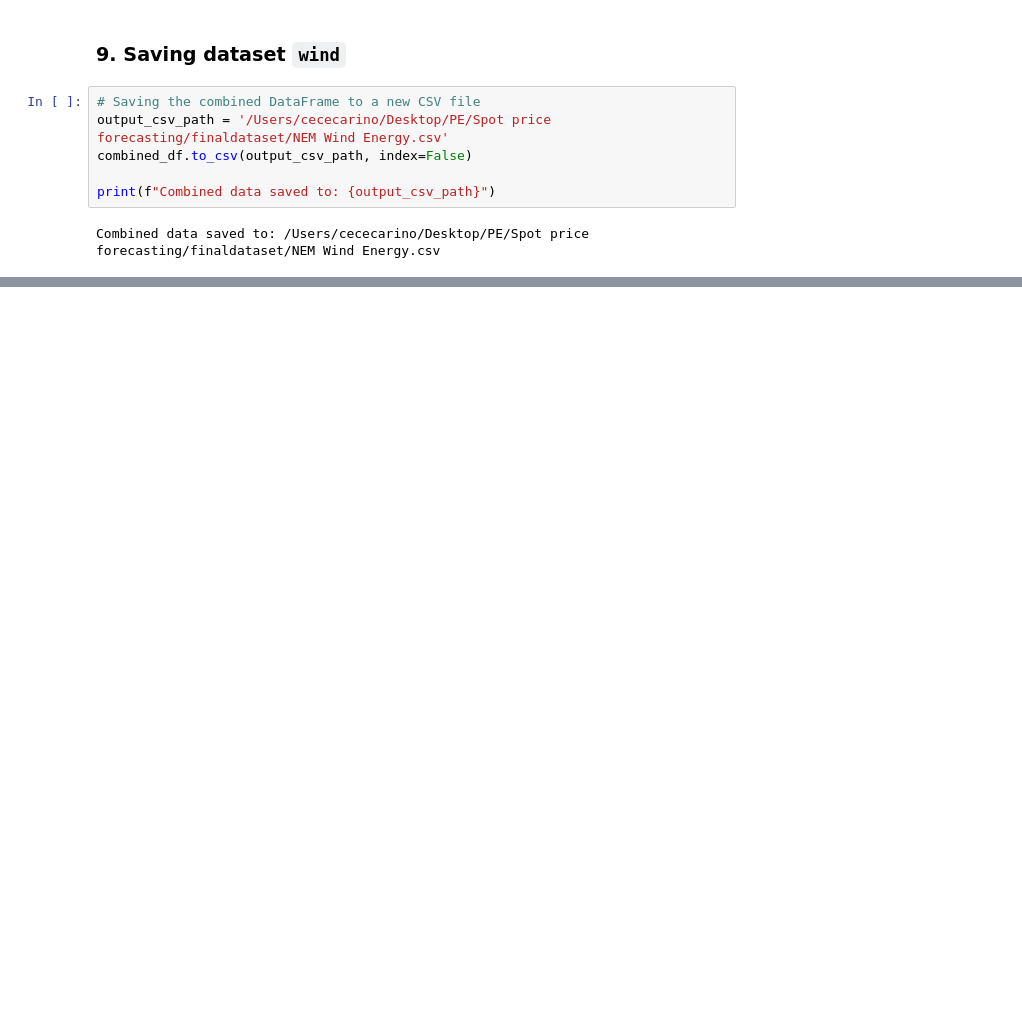
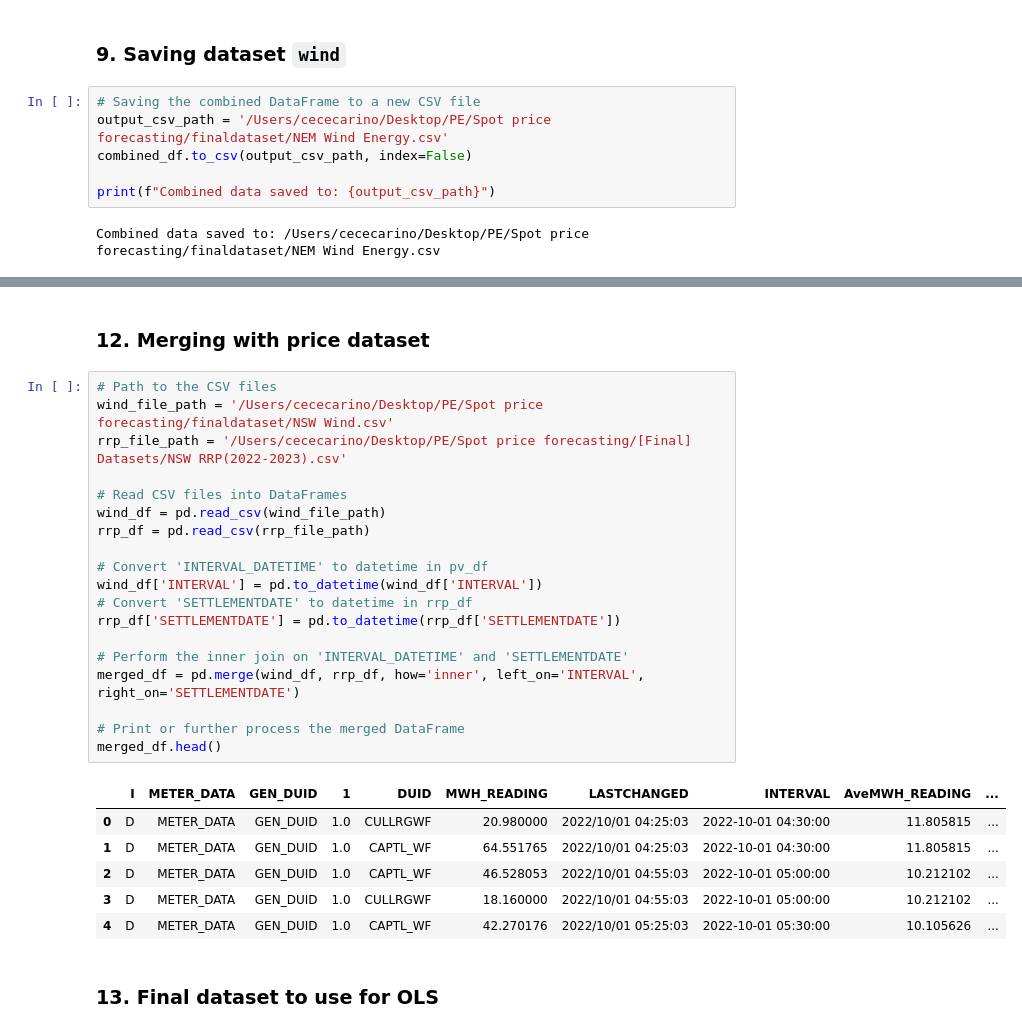
Before and after one commit to heycece/nemforecasting, a Jupyter notebook: BeautifulSoup Webscraper - wind data.ipynb, the cells around one changed output, grey strips where cells are left out. Cells and saved outputs as stored; diff of their text form; blank space fills up the shorter version.

```diff
--- a/BeautifulSoup Webscraper - wind data.ipynb
+++ b/BeautifulSoup Webscraper - wind data.ipynb
@@ -654,0 +669,30 @@ Combined data saved to: /Users/cececarino/Desktop/PE/Spot price forecasting/[Fin
+# %% [markdown]
+### 12. Merging with price dataset  <a name="mergedata"></a>
+# %%
+# Path to the CSV files
+wind_file_path = '/Users/cececarino/Desktop/PE/Spot price forecasting/finaldataset/NSW Wind.csv'
+rrp_file_path = '/Users/cececarino/Desktop/PE/Spot price forecasting/[Final] Datasets/NSW RRP(2022-2023).csv'
+
+# Read CSV files into DataFrames
+wind_df = pd.read_csv(wind_file_path)
+rrp_df = pd.read_csv(rrp_file_path)
+
+# Convert 'INTERVAL_DATETIME' to datetime in pv_df
+wind_df['INTERVAL'] = pd.to_datetime(wind_df['INTERVAL'])
+# Convert 'SETTLEMENTDATE' to datetime in rrp_df
+rrp_df['SETTLEMENTDATE'] = pd.to_datetime(rrp_df['SETTLEMENTDATE'])
+
+# Perform the inner join on 'INTERVAL_DATETIME' and 'SETTLEMENTDATE'
+merged_df = pd.merge(wind_df, rrp_df, how='inner', left_on='INTERVAL', right_on='SETTLEMENTDATE')
+
+# Print or further process the merged DataFrame
+merged_df.head()
+# %% [output]
+|  | I | METER_DATA | GEN_DUID | 1 | DUID | MWH_READING | LASTCHANGED | INTERVAL | AveMWH_READING | ... |
+| 0 | D | METER_DATA | GEN_DUID | 1.0 | CULLRGWF | 20.980000 | 2022/10/01 04:25:03 | 2022-10-01 04:30:00 | 11.805815 | ... |
+| 1 | D | METER_DATA | GEN_DUID | 1.0 | CAPTL_WF | 64.551765 | 2022/10/01 04:25:03 | 2022-10-01 04:30:00 | 11.805815 | ... |
+| 2 | D | METER_DATA | GEN_DUID | 1.0 | CAPTL_WF | 46.528053 | 2022/10/01 04:55:03 | 2022-10-01 05:00:00 | 10.212102 | ... |
+| 3 | D | METER_DATA | GEN_DUID | 1.0 | CULLRGWF | 18.160000 | 2022/10/01 04:55:03 | 2022-10-01 05:00:00 | 10.212102 | ... |
+| 4 | D | METER_DATA | GEN_DUID | 1.0 | CAPTL_WF | 42.270176 | 2022/10/01 05:25:03 | 2022-10-01 05:30:00 | 10.105626 | ... |
+# %% [markdown]
+### 13. Final dataset to use for OLS  <a name="finaloutput"></a>
```
Also changed, not shown: parts of 26 cells of this notebook.
